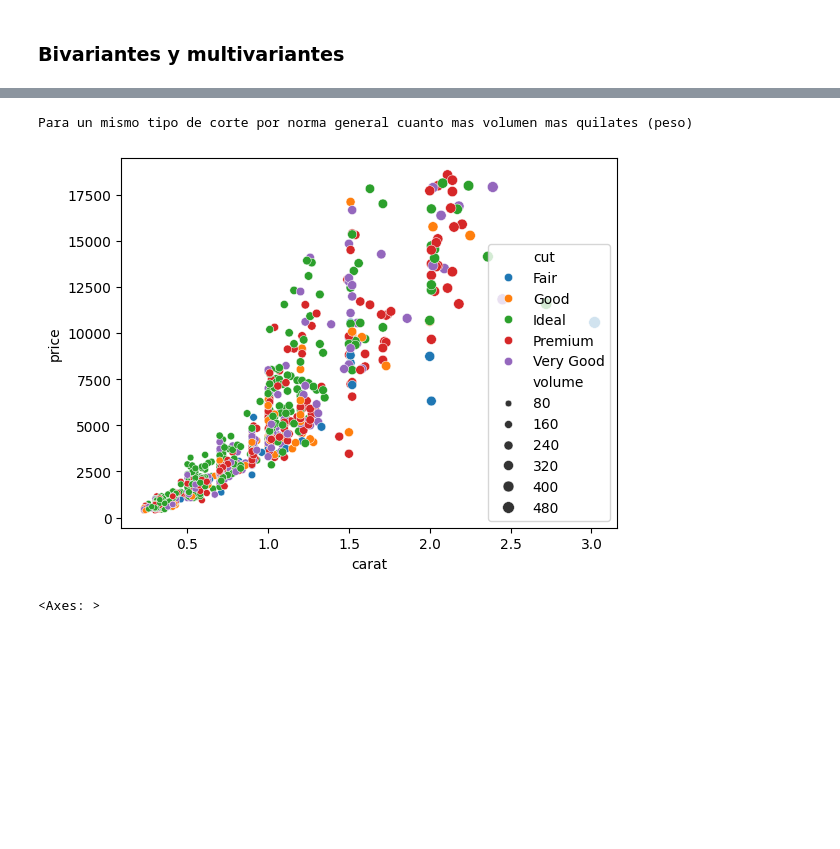
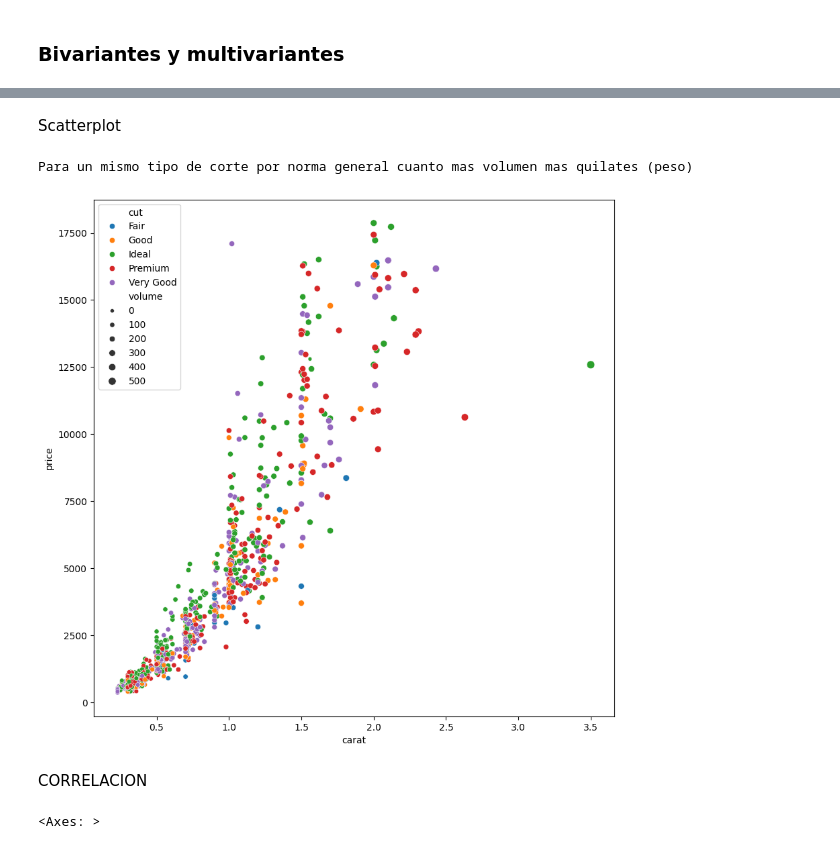
Before and after one commit to promav/PoyectosBootcamp, a Jupyter notebook: Mod3/m3_Pablo_Romero_Avila.ipynb, the cells around one changed output, grey strips where cells are left out. Saved outputs shown, nothing was run; the diff lists cells and outputs as text; code cells hidden in the pictures; blank space fills up the shorter version.

```diff
--- a/Mod3/m3_Pablo_Romero_Avila.ipynb
+++ b/Mod3/m3_Pablo_Romero_Avila.ipynb
@@ -221,8 +261,8 @@ df.head()
 # %% [markdown]
 * ### volume
 # %%
-def volume(row):
-    return round(row['x']*row['y']*row['z'], 2)
-df['volume'] = df.apply(volume, axis=1)
+
+df['volume'] = df[['x','y','z']].apply(
+    lambda row : round(row['x']*row['y']*row['z'], 2), axis=1)
 df.head()
 # %% [output]
@@ -239,16 +275,8 @@ El encoding con get_dummies lo hago abajo en la grafica de correlacion para que
-# %%
-#Encoding de cut
-df['int_cut']=df['cut'].map({'Fair':1, 'Good':2, 'Very Good':3, 'Premium':4, 'Ideal':5})
-
-cols = df.columns.to_list()
-cols.remove('int_cut')
-cols.insert(cols.index('cut')+1, 'int_cut')
-df=df[cols]
 # %% [markdown]
 ## Ordenar por 2 columnas Cut y Price
 # %%
 
-df.sort_values(['int_cut', 'price'], ascending=[True, False], inplace=True)
+df.sort_values(['cut_int', 'price'], ascending=[True, False], inplace=True)
 df.reset_index(drop=True, inplace=True)
 df.head()
 # %% [output]
@@ -369,11 +404,10 @@ price_max = df['price'].max()
 
 df['price_category']=pd.cut(
     df['price'],
-    bins=[price_min, price_Q1, price_Q3, price_max],
+    bins=[0, price_Q1, price_Q3, price_max],
     labels=['Barato', 'Medio', 'Caro'])
 
 cols = df.columns.to_list()
 cols.remove('price_category')
 cols.insert(cols.index('price_iva')+1, 'price_category')
 df=df[cols]
-df.head()
@@ -454,9 +492,14 @@ Podemos observar como hemos quitado la cola
+# %% [markdown]
+Scatterplot
 # %%
+plt.figure(figsize=(10,10))
 sns.scatterplot(df.sample(1000), x='carat', y='price', hue='cut', size='volume')
 print("Para un mismo tipo de corte por norma general cuanto mas volumen mas quilates (peso)")
 # %% [output]
 Para un mismo tipo de corte por norma general cuanto mas volumen mas quilates (peso)
-[figure, old version]
+[figure, new version]
+# %% [markdown]
+CORRELACION
 # %%
 #No tengo en cuenta price_iva porque es igual a price pero multiplicado por una constante
 #No tengo en cuenta x, y, z porque volume es un valor dependiente de las 3
```
Also changed, not shown: parts of 51 cells of this notebook.
